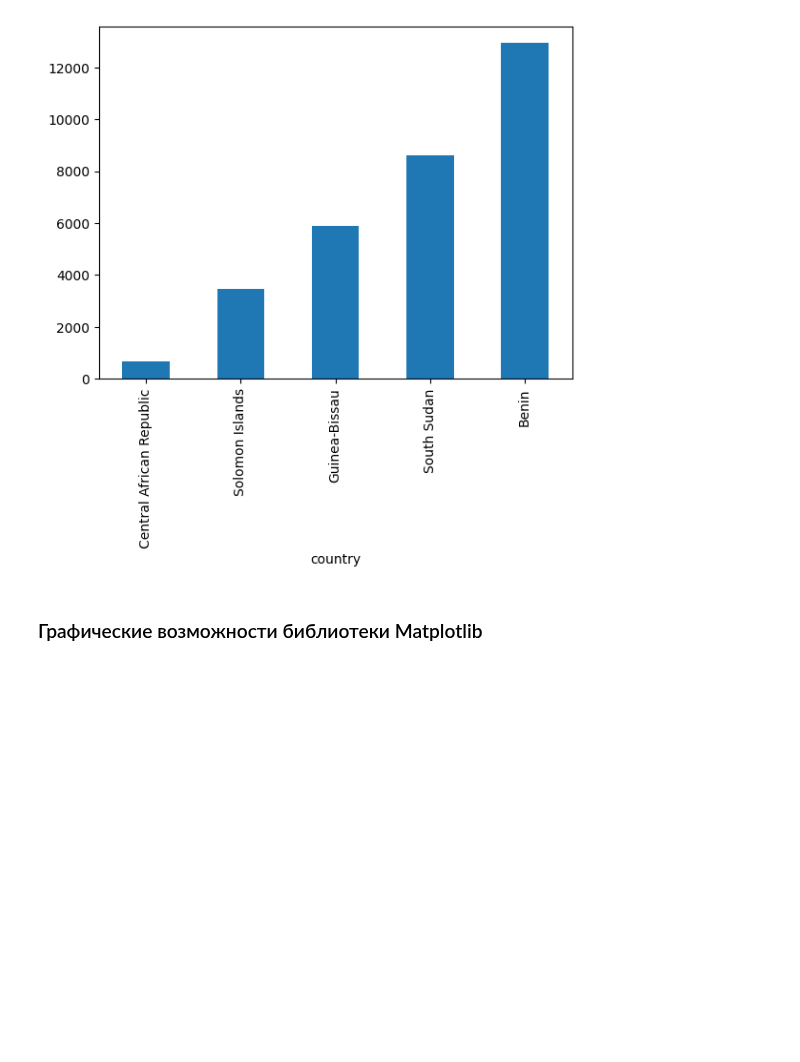
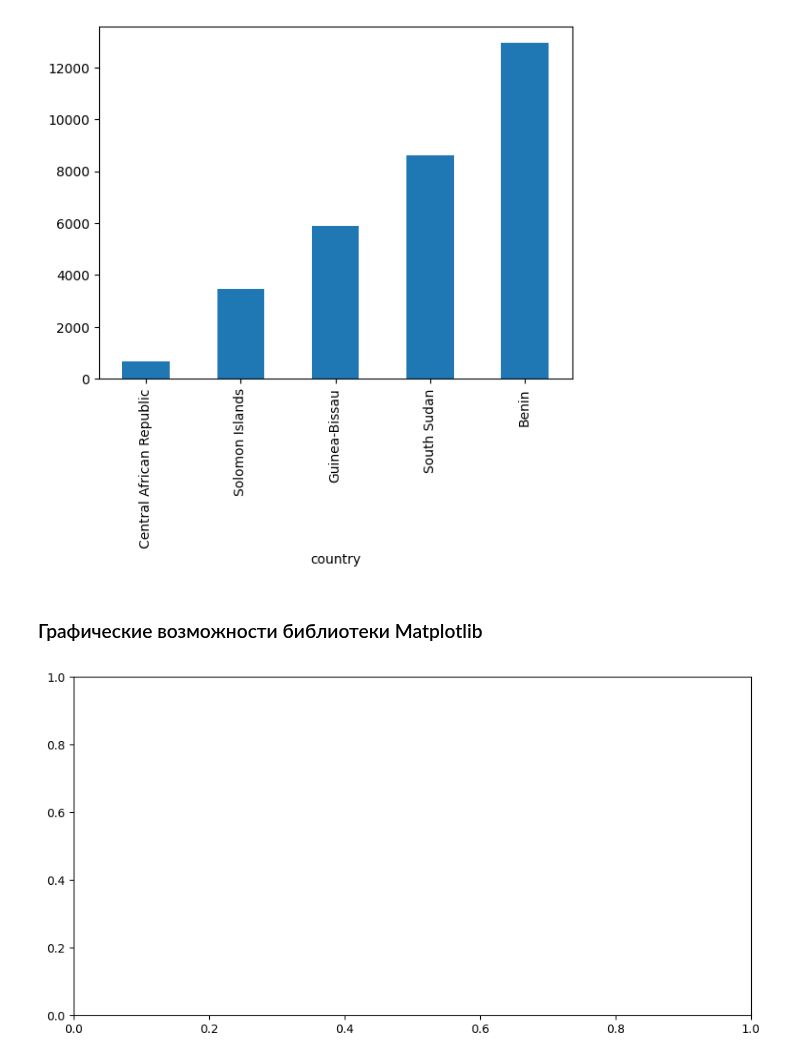
Before and after one commit to xsomxsomx/DST-1024, a Jupyter notebook: Skillfactory/PYTHON-13. Визуализация данных/Theory.ipynb, the cells around one changed output. Drawn from its saved outputs; the diff is of its cells as text; code cells hidden in the pictures; blank space fills up the shorter version.

```diff
--- a/Skillfactory/PYTHON-13. Визуализация данных/Theory.ipynb
+++ b/Skillfactory/PYTHON-13. Визуализация данных/Theory.ipynb
@@ -414,0 +416,5 @@ plt.style.use('default') # для корректного отображения
+# %%
+fig = plt.figure(figsize=(8, 4))
+axes = fig.add_axes([0, 0, 1, 1])
+# %% [output]
+[figure, added]
```
Also changed, not shown: parts of 17 cells of this notebook.
